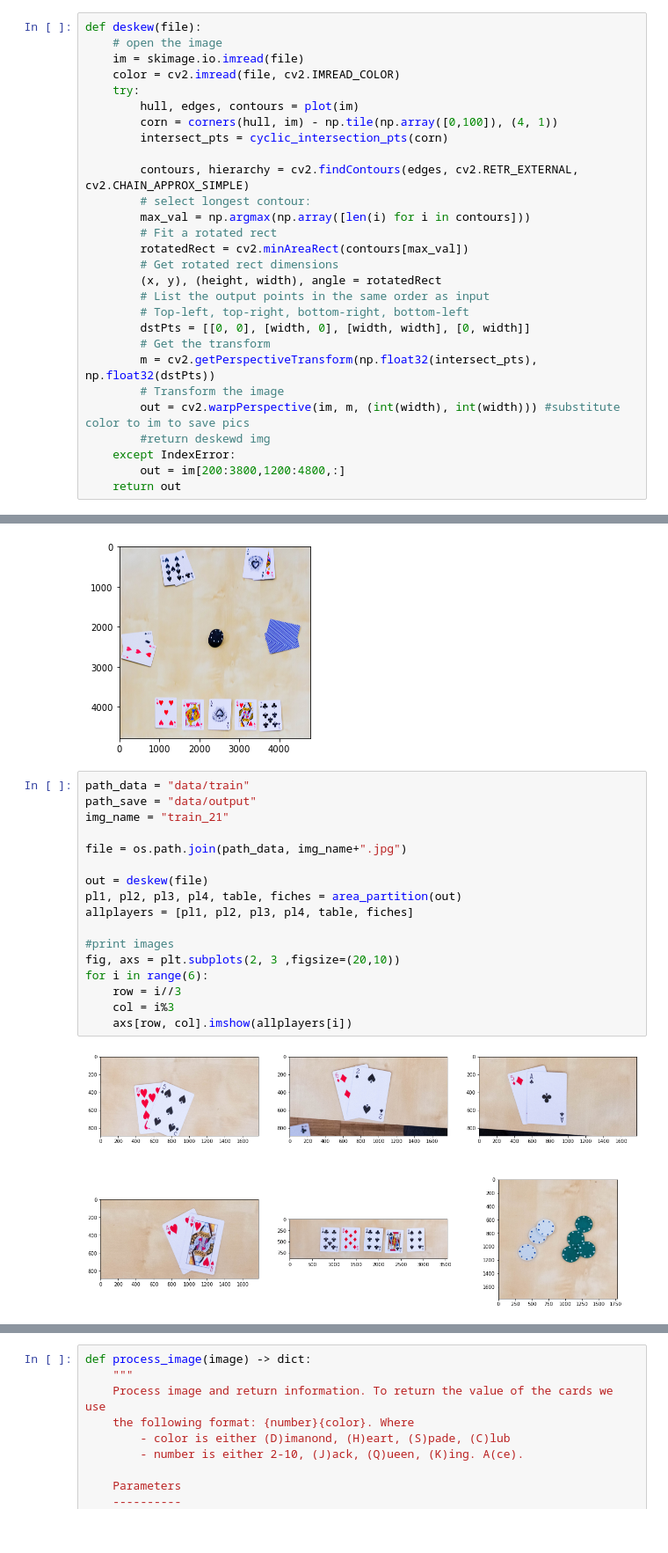
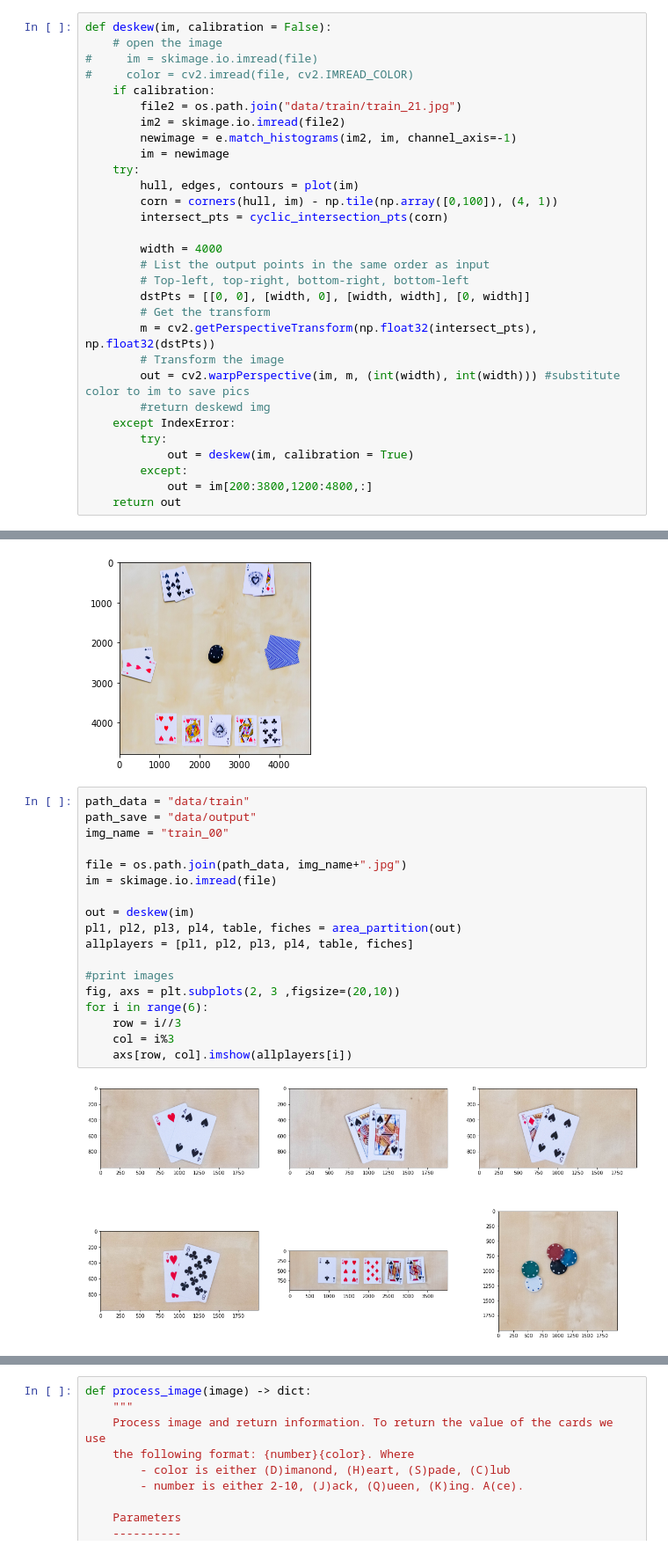
Before and after one commit to fraborg99/Iapr_final_project, a Jupyter notebook: project.ipynb, the cells around one changed output, grey strips where cells are left out. Shown at 88% size. Cells and saved outputs as stored; diff of their text form.

Commit message:
fixed for image 13

```diff
--- a/project.ipynb
+++ b/project.ipynb
@@ -254,20 +269,19 @@ def cyclic_intersection_pts(pts):
 # %%
-def deskew(file):
+def deskew(im, calibration = False):
     # open the image
-    im = skimage.io.imread(file)
-    color = cv2.imread(file, cv2.IMREAD_COLOR)
+#     im = skimage.io.imread(file)
+#     color = cv2.imread(file, cv2.IMREAD_COLOR)
+    if calibration:
+        file2 = os.path.join("data/train/train_21.jpg")
+        im2 = skimage.io.imread(file2)
+        newimage = e.match_histograms(im2, im, channel_axis=-1)
+        im = newimage
     try:
         hull, edges, contours = plot(im)
         corn = corners(hull, im) - np.tile(np.array([0,100]), (4, 1))
         intersect_pts = cyclic_intersection_pts(corn)
 
-        contours, hierarchy = cv2.findContours(edges, cv2.RETR_EXTERNAL, cv2.CHAIN_APPROX_SIMPLE)
-        # select longest contour:
-        max_val = np.argmax(np.array([len(i) for i in contours]))
-        # Fit a rotated rect
-        rotatedRect = cv2.minAreaRect(contours[max_val])
-        # Get rotated rect dimensions
-        (x, y), (height, width), angle = rotatedRect
+        width = 4000
         # List the output points in the same order as input
         # Top-left, top-right, bottom-right, bottom-left
         dstPts = [[0, 0], [width, 0], [width, width], [0, width]]
@@ -277,7 +291,10 @@ def deskew(file):
         out = cv2.warpPerspective(im, m, (int(width), int(width))) #substitute color to im to save pics
         #return deskewd img
     except IndexError:
-        out = im[200:3800,1200:4800,:]
+        try:
+            out = deskew(im, calibration = True)
+        except:
+            out = im[200:3800,1200:4800,:]
     return out
 # %%
 def area_partition(out, default = False, reference = None):
@@ -363,19 +380,20 @@ plt.imshow(out)
 # %%
 path_data = "data/train"
 path_save = "data/output"
-img_name = "train_21"
+img_name = "train_00"
 
 file = os.path.join(path_data, img_name+".jpg")
+im = skimage.io.imread(file)
 
-out = deskew(file)
+out = deskew(im)
 pl1, pl2, pl3, pl4, table, fiches = area_partition(out)
 allplayers = [pl1, pl2, pl3, pl4, table, fiches]
 
 #print images
 fig, axs = plt.subplots(2, 3 ,figsize=(20,10))
 for i in range(6):
     row = i//3
     col = i%3
     axs[row, col].imshow(allplayers[i])
 # %% [output]
-[figure, old version]
+[figure, new version]
```
Also changed, not shown: parts of 8 cells of this notebook.
